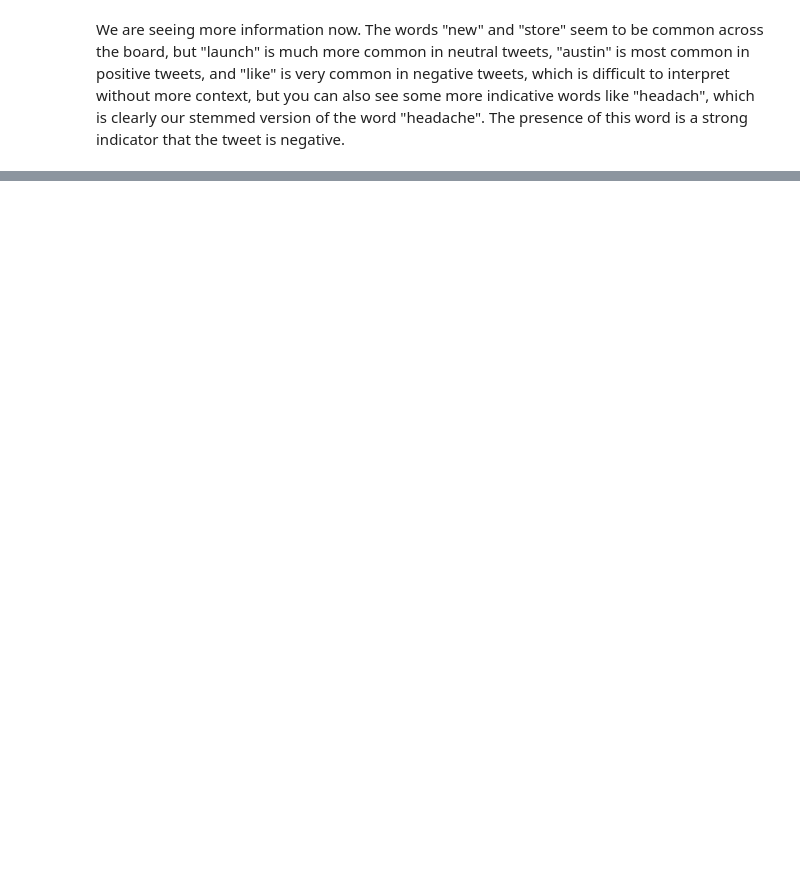
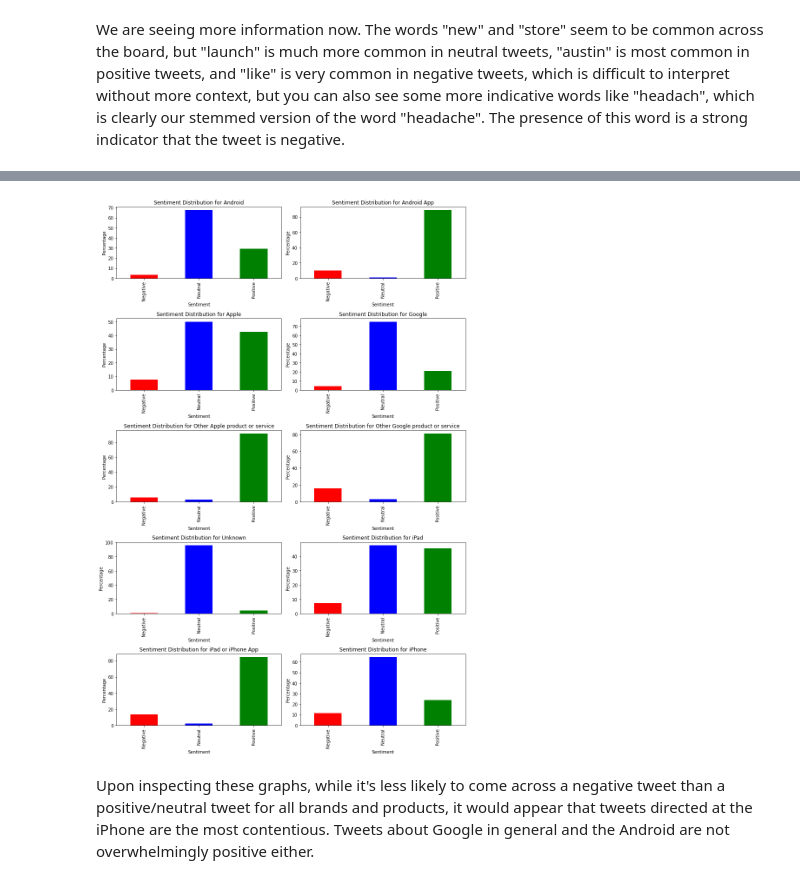
Before and after one commit to chrismiley87/tweet-project, a Jupyter notebook: notebook.ipynb, the cells around one changed output, grey strips where cells are left out. Cells and saved outputs as stored; diff of their text form; code cells hidden in the pictures; blank space fills up the shorter version.

```diff
--- a/notebook.ipynb
+++ b/notebook.ipynb
@@ -754,0 +885,7 @@ We are seeing more information now. The words "new" and "store" seem to be commo
+# %%
+#create a df that groups by brand_or_product values
+brand_or_product_df = df.groupby(['brand_or_product', 'sentiment'])
+# %%
+#calculate the count of each sentiment value
+count_df = brand_or_product_df.size().unstack()
+count_df
@@ -754,0 +905,4 @@ We are seeing more information now. The words "new" and "store" seem to be commo
+# %%
+#convert to percentages
+percentage_df = count_df.div(count_df.sum(axis=1), axis=0) * 100
+percentage_df
@@ -754,0 +922,36 @@ We are seeing more information now. The words "new" and "store" seem to be commo
+# %%
+# Calculate the number of rows and columns for the subplots
+nrows = (len(percentage_df) + 1) // 2
+ncols = 2
+
+# Define colors for each sentiment value
+colors = {'Positive': 'green', 'Negative': 'red', 'Neutral': 'blue'}
+
+# Create a grid of subplots with adjusted size
+fig, axes = plt.subplots(nrows, ncols, figsize=(12, 18))
+
+# Flatten the axes array to iterate over it
+axes = axes.flatten()
+
+# Loop over each brand and plot the bar graph on a separate subplot
+for i, brand in enumerate(percentage_df.index):
+    percentages = percentage_df.loc[brand]
+    percentages.plot.bar(ax=axes[i], color=[colors.get(sentiment, 'gray') for sentiment in percentages.index])
+    axes[i].set_title(f"Sentiment Distribution for {brand}")
+    axes[i].set_xlabel("Sentiment")
+    axes[i].set_ylabel("Percentage")
+
+# Remove any extra subplots
+if len(percentage_df) < nrows * ncols:
+    for j in range(len(percentage_df), nrows * ncols):
+        fig.delaxes(axes[j])
+
+# Adjust the spacing between subplots
+plt.tight_layout()
+
+# Show the plot
+plt.show()
+# %% [output]
+[figure, added]
+# %% [markdown]
+Upon inspecting these graphs, while it's less likely to come across a negative tweet than a positive/neutral tweet for all brands and products, it would appear that tweets directed at the iPhone are the most contentious. Tweets about Google in general and the Android are not overwhelmingly positive either.
```
Also changed, not shown: parts of 27 cells of this notebook.
